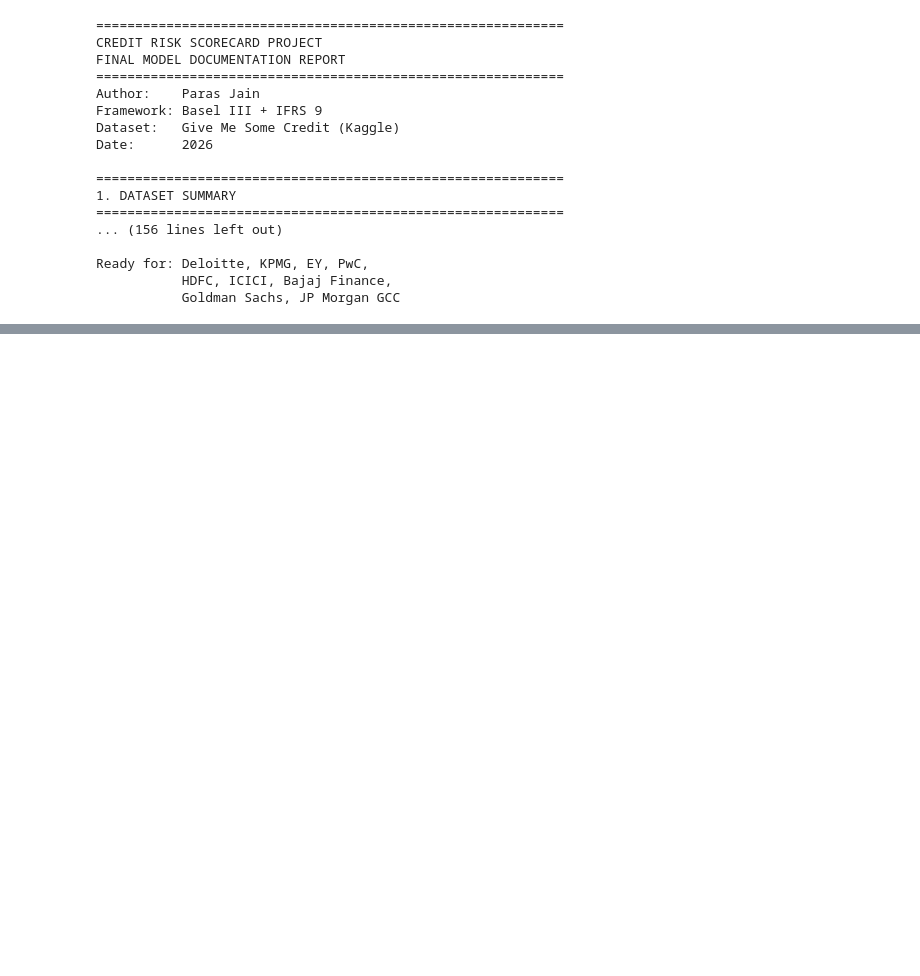
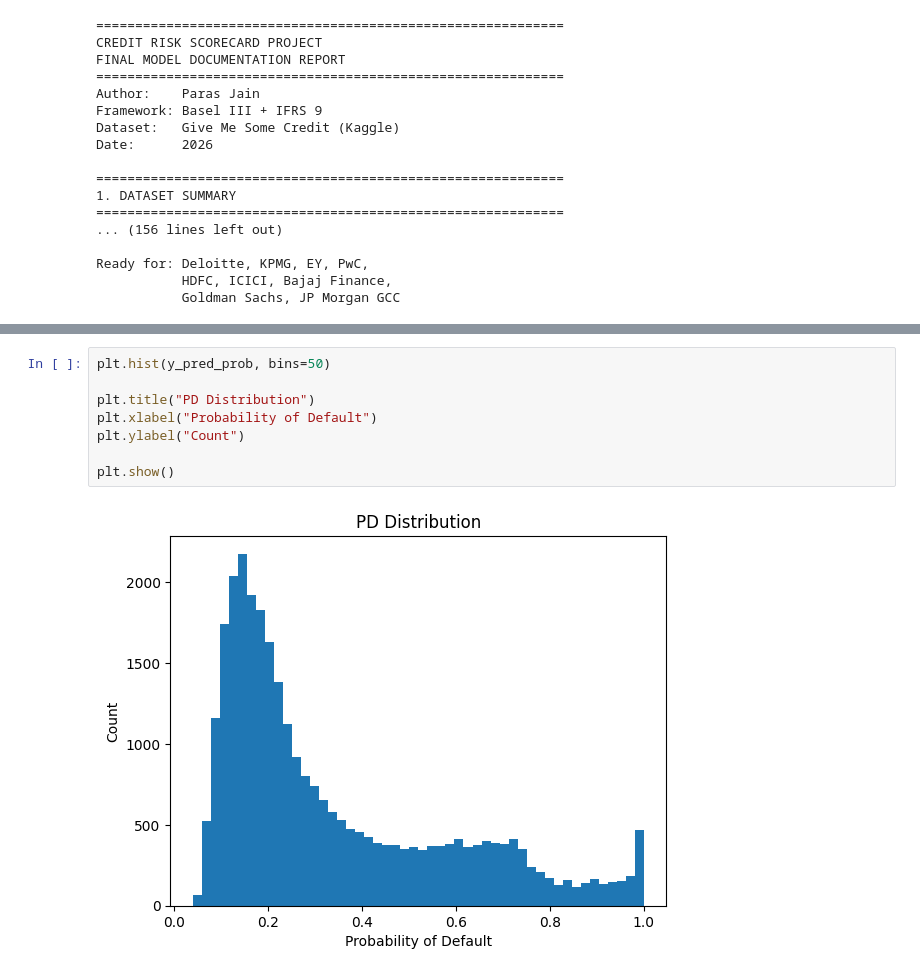
Before and after one commit to ParasJain03/Credit-Risk-Scorecard, a Jupyter notebook: Credit_Risk_Scorecard_ParasJain.ipynb, the cells around one changed output, grey strips where cells are left out. Saved outputs shown, nothing was run; the diff lists cells and outputs as text; blank space fills up the shorter version.

```diff
--- a/Credit_Risk_Scorecard_ParasJain.ipynb
+++ b/Credit_Risk_Scorecard_ParasJain.ipynb
@@ -2493,0 +2646,10 @@ Ready for: Deloitte, KPMG, EY, PwC,
+# %%
+plt.hist(y_pred_prob, bins=50)
+
+plt.title("PD Distribution")
+plt.xlabel("Probability of Default")
+plt.ylabel("Count")
+
+plt.show()
+# %% [output]
+[figure, added]
```
Also changed, not shown: parts of 24 cells of this notebook.
